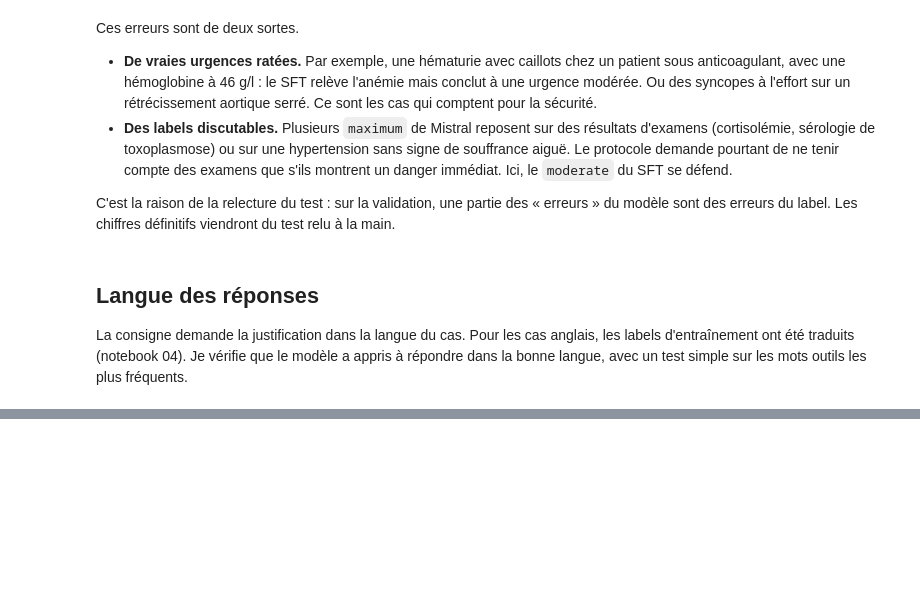
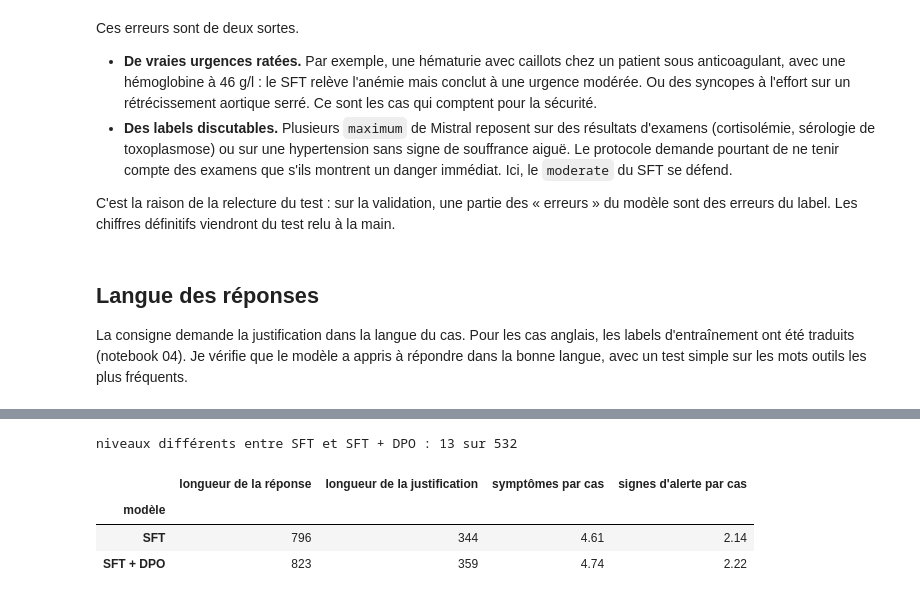
Before and after one commit to RaphaelRIVIERE/llm-finetuning, a Jupyter notebook: notebooks/06_comparaison_modeles.ipynb, the cells around one changed output, grey strips where cells are left out. Cells and saved outputs as stored; diff of their text form; code cells hidden in the pictures; blank space fills up the shorter version.

```diff
--- a/notebooks/06_comparaison_modeles.ipynb
+++ b/notebooks/06_comparaison_modeles.ipynb
@@ -276,0 +304,21 @@ Le SFT répond dans la langue du cas : en anglais pour les 330 cas anglais, en f
+# %%
+changes = sum(niveau_predit(reponses["SFT"][i]) != niveau_predit(reponses["SFT + DPO"][i]) for i in ids)
+print(f"niveaux différents entre SFT et SFT + DPO : {changes} sur {len(ids)}")
+
+lignes = []
+for nom in ["SFT", "SFT + DPO"]:
+    sorties = [extraire_json(reponses[nom][i]) or {} for i in ids]
+    lignes.append({
+        "modèle": nom,
+        "longueur de la réponse": round(np.mean([len(reponses[nom][i]) for i in ids])),
+        "longueur de la justification": round(np.mean([len(s.get("justification", "")) for s in sorties])),
+        "symptômes par cas": round(np.mean([len(s.get("key_symptoms", [])) for s in sorties]), 2),
+        "signes d'alerte par cas": round(np.mean([len(s.get("red_flags", [])) for s in sorties]), 2),
+    })
+pd.DataFrame(lignes).set_index("modèle")
+# %% [output]
+niveaux différents entre SFT et SFT + DPO : 13 sur 532
+|  | longueur de la réponse | longueur de la justification | symptômes par cas | signes d'alerte par cas |
+| modèle |  |  |  |  |
+| SFT | 796 | 344 | 4.61 | 2.14 |
+| SFT + DPO | 823 | 359 | 4.74 | 2.22 |
```
Also changed, not shown: parts of 18 cells of this notebook, 4 other files.
